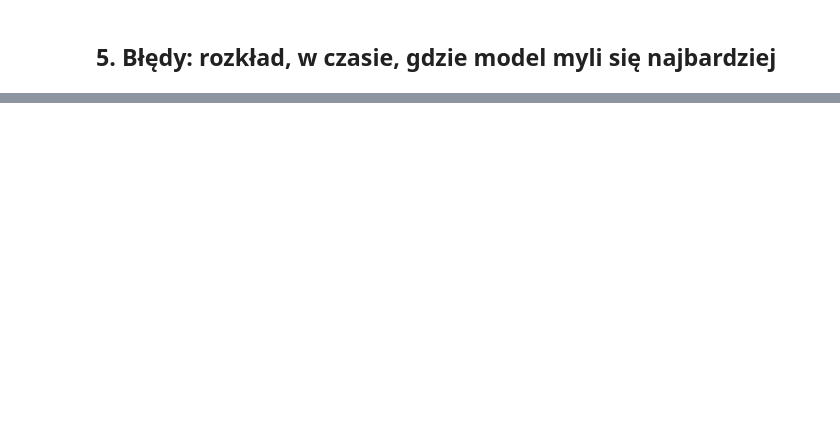
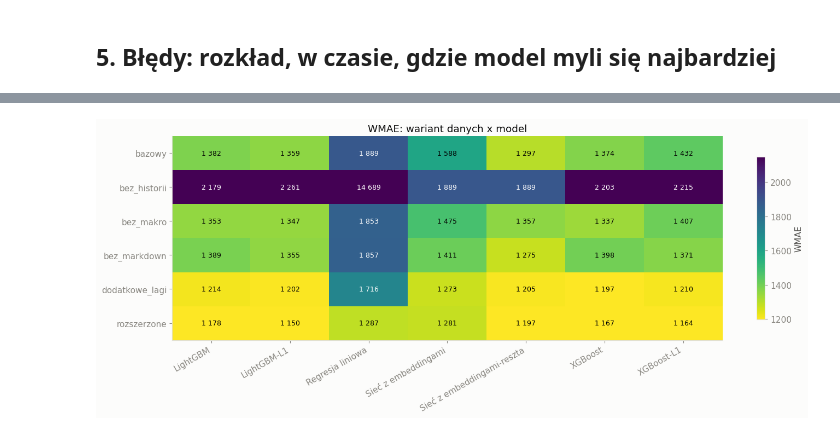
Before and after one commit to Jonaszmar/Praca_Magisterska, a Jupyter notebook: 04_wyniki.ipynb, the cells around one changed output, grey strips where cells are left out. Saved outputs shown, nothing was run; the diff lists cells and outputs as text; code cells hidden in the pictures; blank space fills up the shorter version.

Commit message:
The best model has 1133,9 WMAE now, added dataset wariant "rozszerzone"

```diff
--- a/04_wyniki.ipynb
+++ b/04_wyniki.ipynb
@@ -72,0 +123,7 @@ res.sort_values('WMAE')[['dane', 'model', 'WMAE', 'MAE', 'RMSE', 'R2', 'czas_s']
+# %%
+# tylko modele z siatki (bez wersji strojonych i średnich) - każdy policzony na każdym wariancie
+grid = res[~res['model'].str.contains(r'strojony|Średnia')]
+plot_heatmap(grid, 'WMAE')
+plt.tight_layout(); plt.show()
+# %% [output]
+[figure, added]
```
Also changed, not shown: parts of 18 cells of this notebook, 14 other files.
